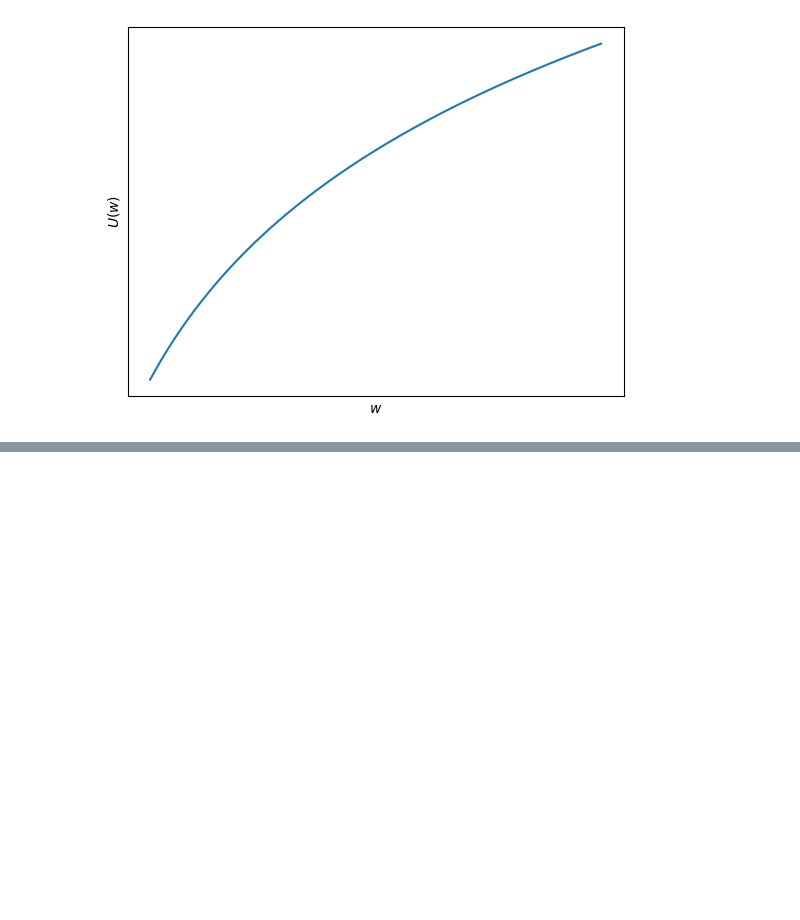
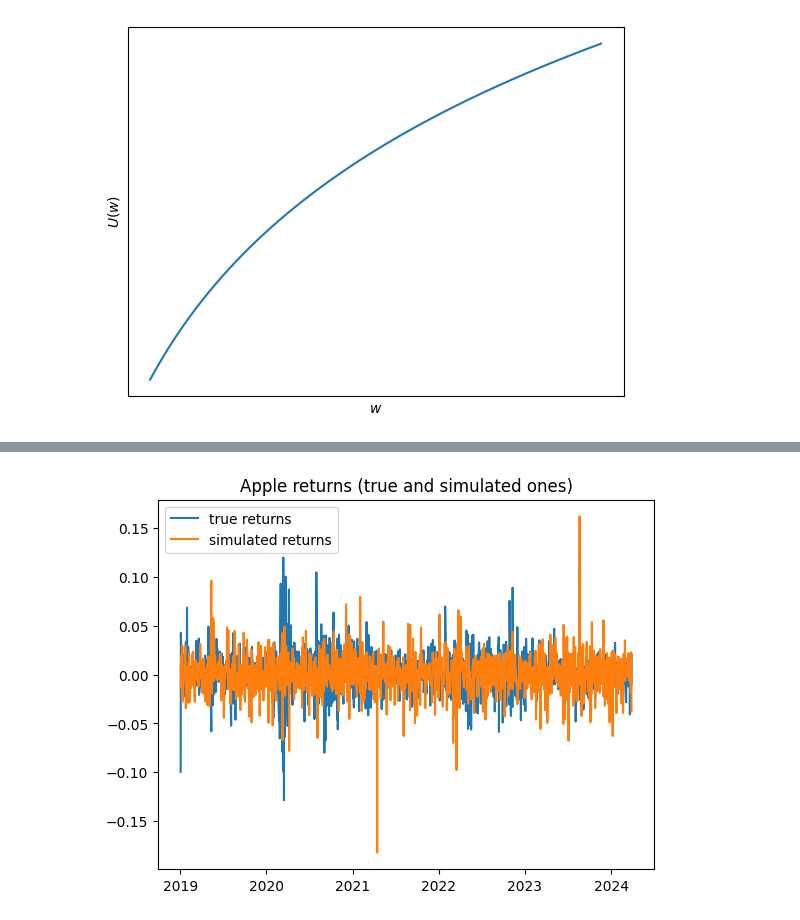
Before and after one commit to RalfKellner/fdaml_coursebook, a Jupyter notebook: _sources/03_univariate_models.ipynb, the cells around one changed output, grey strips where cells are left out. Cells and saved outputs as stored; diff of their text form; code cells hidden in the pictures; blank space fills up the shorter version.

```diff
--- a/_sources/03_univariate_models.ipynb
+++ b/_sources/03_univariate_models.ipynb
@@ -489,0 +585,8 @@ VaR, ES, Expectiles, Aximos....
+# %%
+plt.plot(aapl_returns, label = "true returns")
+plt.plot(aapl_returns.index, t.rvs(t_fit[0], t_fit[1], t_fit[2], size = aapl_returns.shape[0], random_state =42), label = "simulated returns")
+plt.legend()
+plt.title("Apple returns (true and simulated ones)")
+plt.show()
+# %% [output]
+[figure, added]
```
Also changed, not shown: parts of 14 cells of this notebook, 6 other files.
